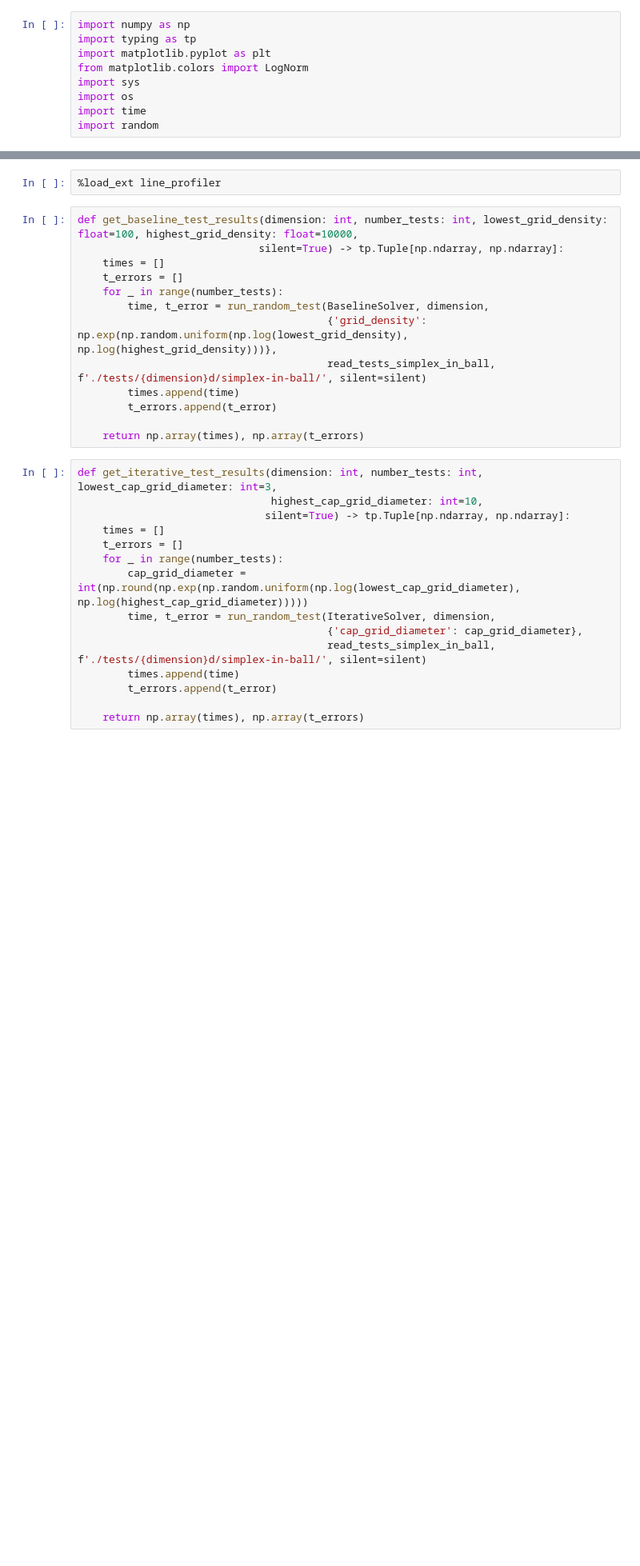
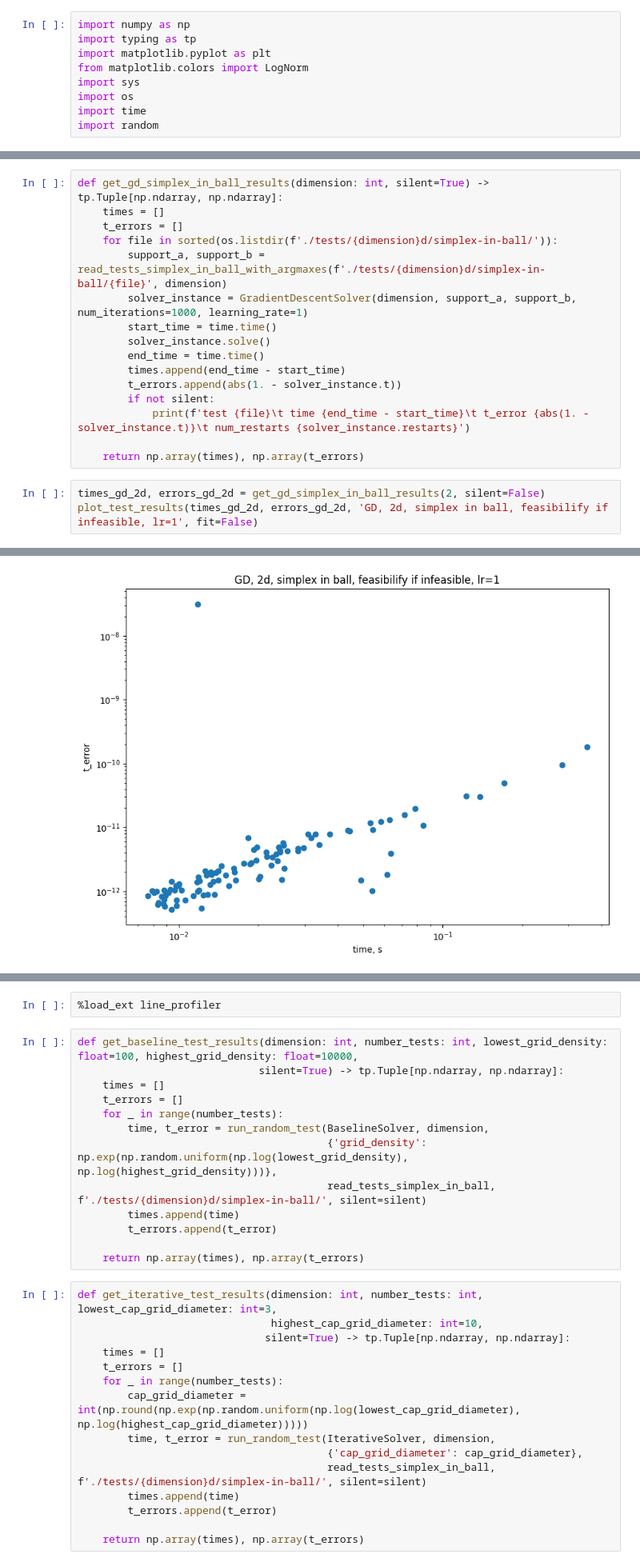
Before and after one commit to Paul566/GraduateThesis, a Jupyter notebook: nb.ipynb, the cells around one changed output, grey strips where cells are left out. Shown at 80% size. Drawn from its saved outputs; the diff is of its cells as text; blank space fills up the shorter version.

Commit message:
Add GradientDescent solver

```diff
--- a/nb.ipynb
+++ b/nb.ipynb
@@ -15,0 +45,20 @@ from utils import read_tests_degenerate_simplex_in_ball, read_tests_polyhedron_i
+# %%
+def get_gd_simplex_in_ball_results(dimension: int, silent=True) -> tp.Tuple[np.ndarray, np.ndarray]:
+    times = []
+    t_errors = []
+    for file in sorted(os.listdir(f'./tests/{dimension}d/simplex-in-ball/')):
+        support_a, support_b = read_tests_simplex_in_ball_with_argmaxes(f'./tests/{dimension}d/simplex-in-ball/{file}', dimension)
+        solver_instance = GradientDescentSolver(dimension, support_a, support_b, num_iterations=1000, learning_rate=1)
+        start_time = time.time()
+        solver_instance.solve()
+        end_time = time.time()
+        times.append(end_time - start_time)
+        t_errors.append(abs(1. - solver_instance.t))
+        if not silent:
+            print(f'test {file}\t time {end_time - start_time}\t t_error {abs(1. - solver_instance.t)}\t num_restarts {solver_instance.restarts}')
+
+    return np.array(times), np.array(t_errors)
+# %%
+times_gd_2d, errors_gd_2d = get_gd_simplex_in_ball_results(2, silent=False)
+plot_test_results(times_gd_2d, errors_gd_2d, 'GD, 2d, simplex in ball, feasibilify if infeasible, lr=1', fit=False)
+# %% [output]
@@ -15,0 +82 @@ from utils import read_tests_degenerate_simplex_in_ball, read_tests_polyhedron_i
+[figure, added]
```
Also changed, not shown: parts of 18 cells of this notebook, 10 other files.
